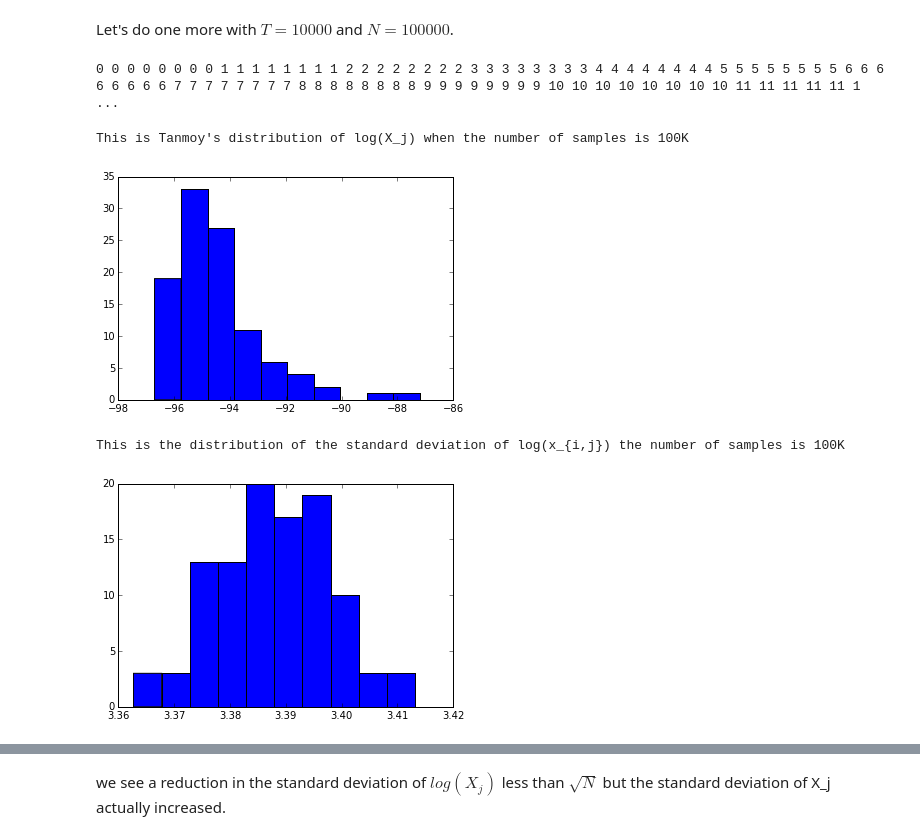
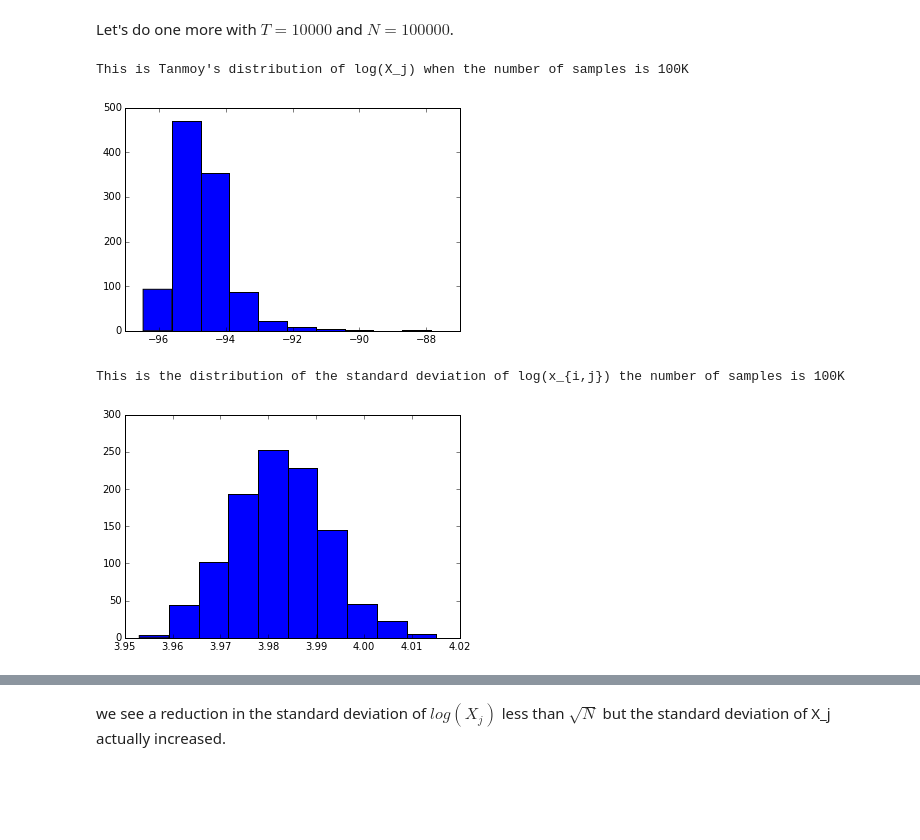
Before and after one commit to j-grana6/SFT-Nets, a Jupyter notebook: python/MC_sampling.ipynb, the cells around one changed output, grey strips where cells are left out. Drawn from its saved outputs; the diff is of its cells as text; code cells hidden in the pictures; blank space fills up the shorter version.

```diff
--- a/python/MC_sampling.ipynb
+++ b/python/MC_sampling.ipynb
@@ -278,7 +274,7 @@ Let's do one more with $T=10000$ and $N=100000$.
 def f(x):
     np.random.seed(x)
     in_res = []
-    for i in range(13):
+    for i in range(130):
         in_res.append(Direct_Sample(net_1, data, 100000, 10000, s0_1))
         print i,
     return in_res
@@ -286,27 +282,25 @@ def f(x):
 from multiprocessing import Pool
 p=Pool()
 a_huge=p.map(f, np.random.randint(0,10000,8))
-# %% [output]
-0 0 0 0 0 0 0 0 1 1 1 1 1 1 1 1 2 2 2 2 2 2 2 2 3 3 3 3 3 3 3 3 4 4 4 4 4 4 4 4 5 5 5 5 5 5 5 5 6 6 6 6 6 6 6 6 7 7 7 7 7 7 7 7 8 8 8 8 8 8 8 8 9 9 9 9 9 9 9 9 10 10 10 10 10 10 10 10 11 11 11 11 11 1 ...
 # %%
-res_from_parallel_huge = []
-for i in range(8):
-    res_from_parallel_huge.extend(a_huge[i])
-lhood_10k_huge = [res[0] for res in res_from_parallel_huge]
+#res_from_parallel_huge = []
+#for i in range(8):
+#    res_from_parallel_huge.extend(a_huge[i])
+#lhood_10k_huge = [res[0] for res in res_from_parallel_huge]
 plt.hist(lhood_10k_huge)
 print 'This is Tanmoy\'s distribution of log(X_j) when the number of samples is 100K'
 plt.show()
 # %% [output]
 This is Tanmoy's distribution of log(X_j) when the number of samples is 100K
-[figure, old version]
+[figure, new version]
 # %%
-llhood_vars_2_huge= [np.std(np.log(res[1])) for res in res_from_parallel_huge]
+#llhood_vars_2_huge= [np.std(np.log(res[1])) for res in res_from_parallel_huge]
 plt.hist(llhood_vars_2_huge)
 print 'This is the distribution of the standard deviation of log(x_{i,j}) the number of samples is 100K'
 plt.show()
 # %% [output]
 This is the distribution of the standard deviation of log(x_{i,j}) the number of samples is 100K
-[figure, old version]
+[figure, new version]
 # %%
 print 'In Tanmoy\'s notation, the standard deviation of log(X_j), = ', np.std(lhood_10k_huge)
 # %% [output]
```
Also changed, not shown: parts of 36 cells of this notebook.
